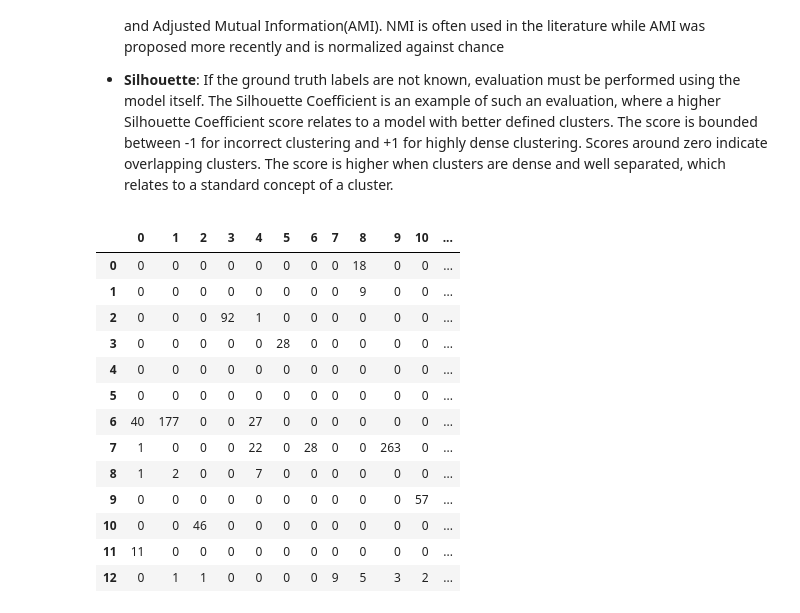
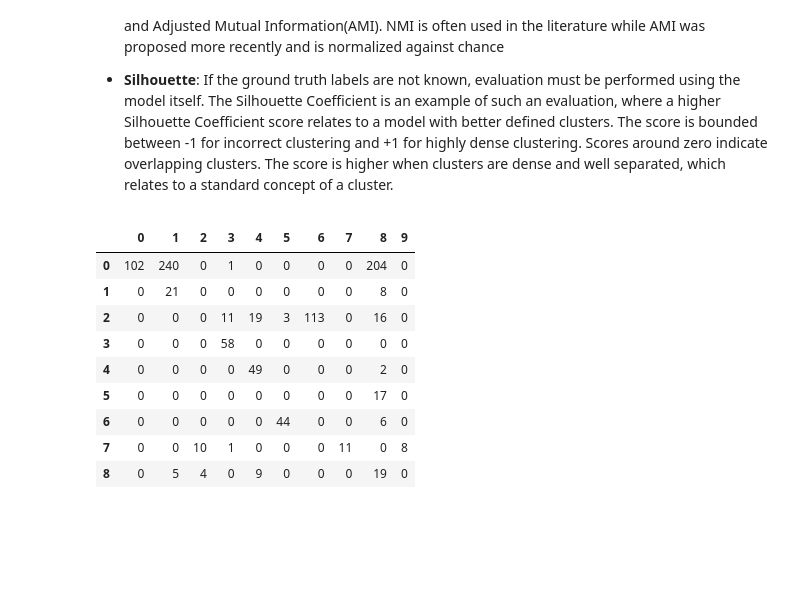
Before and after one commit to chrisPiemonte/url2vec, a Jupyter notebook: notebooks/embedding_document.ipynb, the cells around one changed output. Cells and saved outputs as stored; diff of their text form; code cells hidden in the pictures; blank space fills up the shorter version.

Commit message:
dataset growing

```diff
--- a/notebooks/embedding_document.ipynb
+++ b/notebooks/embedding_document.ipynb
@@ -111,9 +114,13 @@ sequences_nc = nocostraint_path + "sequenceIDs.txt"
 vocab_sequences_nc = get_sequences(sequences_nc)
 train_sequences_nc = get_sequences(sequences_nc)
 
-w2v_model_nc = Word2Vec(min_count=1, negative=5, size=100)
+w2v_model_nc = Word2Vec(min_count=1, negative=5, size=48)
 w2v_model_nc.build_vocab(vocab_sequences_nc)
 w2v_model_nc.train(train_sequences_nc)
+
+deadlinks = list(set(content_nc_map) - set(w2v_model_nc.vocab))
+for k in deadlinks:
+    del content_nc_map[k]
 
 w2v_vecs_nc = np.array([w2v_model_nc[key] for key in content_nc_map])
 
@@ -124,10 +131,15 @@ sequences_lc = listcostraint_path + "sequenceIDs.txt"
 vocab_sequences_lc = get_sequences(sequences_lc)
 train_sequences_lc = get_sequences(sequences_lc)
 
-w2v_model_lc = Word2Vec(min_count=1, negative=5, size=100)
+w2v_model_lc = Word2Vec(min_count=1, negative=5, size=48)
 w2v_model_lc.build_vocab(vocab_sequences_lc)
 w2v_model_lc.train(train_sequences_lc)
 
+deadlinks = list(set(url_lc_map) - set(w2v_model_lc.vocab))
+for k in deadlinks:
+    del url_lc_map[k]
+    del content_lc_map[k]
+
 w2v_vecs_lc = np.array([w2v_model_lc[key] for key in content_lc_map])
 # %% [markdown]
 ### Latent Semantic Analysis (LSA)
@@ -138,7 +150,7 @@ It is very similar to PCA, but operates on sample vectors directly, instead of o
 
 In particular, truncated SVD works on term count/tf-idf matrices as returned by the vectorizers. In that context, it is known as latent semantic analysis (LSA).
 # %%
-svd = TruncatedSVD(n_components=50, algorithm="arpack", random_state=1)
+svd = TruncatedSVD(n_components=100, algorithm="arpack", random_state=1)
 
 """No-Costraint"""
 pages_tfidf_vecs_nc = svd.fit_transform(tfidf_matrix_nc)
@@ -151,7 +163,7 @@ Appending tf-idf vector at the end of the relevant word2vec vector for each page
 # %%
 """No-Costraint"""
 combined_vecs_nc = [np.append(w2v_vecs_nc[i], pages_tfidf_vecs_nc[i])
-                    for i in range(len(pages_tfidf_vecs_nc))]
+                    for i in range(len(w2v_vecs_nc))]
 
 """List-Costraint"""
 combined_vecs_lc = [np.append(w2v_vecs_lc[i], pages_tfidf_vecs_lc[i])
@@ -172,7 +184,7 @@ twodim_lc = tsne.fit_transform(combined_vecs_lc)
 
 K-means initializes with a pre-determined number of clusters. Each observation is assigned to a cluster (cluster assignment) so as to minimize the within cluster sum of squares. Next, the mean of the clustered observations is calculated and used as the new cluster centroid. Then, observations are reassigned to clusters and centroids recalculated in an iterative process until the algorithm reaches convergence.
 # %%
-kmeans = KMeans(n_clusters=15)
+kmeans = KMeans(n_clusters=10)
 
 """No-Costraint"""
 kmeans.fit(combined_vecs_nc)
@@ -303,27 +315,23 @@ See the [scikit-learn documentaion](http://scikit-learn.org/stable/modules/clust
 
 - **Silhouette**: If the ground truth labels are not known, evaluation must be performed using the model itself. The Silhouette Coefficient is an example of such an evaluation, where a higher Silhouette Coefficient score relates to a model with better defined clusters. The score is bounded between -1 for incorrect clustering and +1 for highly dense clustering. Scores around zero indicate overlapping clusters. The score is higher when clusters are dense and well separated, which relates to a standard concept of a cluster.
 # %%
-gt = GroundTruth(os.getcwd() + "/../dataset/ground_truth/urlToMembership.txt")
+gt = GroundTruth(os.getcwd() + "/../dataset/" + site + "/ground_truth/urlToMembership.txt")
 
 ground_truth_nc = [int(gt.get_groundtruth(url_nc_map[key])) for key in content_nc_map]
 ground_truth_lc = [int(gt.get_groundtruth(url_lc_map[key])) for key in content_lc_map]
 
 pd.DataFrame(get_confusion_table(ground_truth_lc, [int(x) for x in kmeans_labels_lc]))
 # %% [output]
-|  | 0 | 1 | 2 | 3 | 4 | 5 | 6 | 7 | 8 | 9 | 10 | ... |
-| 0 | 0 | 0 | 0 | 0 | 0 | 0 | 0 | 0 | 18 | 0 | 0 | ... |
-| 1 | 0 | 0 | 0 | 0 | 0 | 0 | 0 | 0 | 9 | 0 | 0 | ... |
-| 2 | 0 | 0 | 0 | 92 | 1 | 0 | 0 | 0 | 0 | 0 | 0 | ... |
-| 3 | 0 | 0 | 0 | 0 | 0 | 28 | 0 | 0 | 0 | 0 | 0 | ... |
-| 4 | 0 | 0 | 0 | 0 | 0 | 0 | 0 | 0 | 0 | 0 | 0 | ... |
-| 5 | 0 | 0 | 0 | 0 | 0 | 0 | 0 | 0 | 0 | 0 | 0 | ... |
-| 6 | 40 | 177 | 0 | 0 | 27 | 0 | 0 | 0 | 0 | 0 | 0 | ... |
-| 7 | 1 | 0 | 0 | 0 | 22 | 0 | 28 | 0 | 0 | 263 | 0 | ... |
-| 8 | 1 | 2 | 0 | 0 | 7 | 0 | 0 | 0 | 0 | 0 | 0 | ... |
-| 9 | 0 | 0 | 0 | 0 | 0 | 0 | 0 | 0 | 0 | 0 | 57 | ... |
-| 10 | 0 | 0 | 46 | 0 | 0 | 0 | 0 | 0 | 0 | 0 | 0 | ... |
-| 11 | 11 | 0 | 0 | 0 | 0 | 0 | 0 | 0 | 0 | 0 | 0 | ... |
-| 12 | 0 | 1 | 1 | 0 | 0 | 0 | 0 | 9 | 5 | 3 | 2 | ... |
+|  | 0 | 1 | 2 | 3 | 4 | 5 | 6 | 7 | 8 | 9 |
+| 0 | 102 | 240 | 0 | 1 | 0 | 0 | 0 | 0 | 204 | 0 |
+| 1 | 0 | 21 | 0 | 0 | 0 | 0 | 0 | 0 | 8 | 0 |
+| 2 | 0 | 0 | 0 | 11 | 19 | 3 | 113 | 0 | 16 | 0 |
+| 3 | 0 | 0 | 0 | 58 | 0 | 0 | 0 | 0 | 0 | 0 |
+| 4 | 0 | 0 | 0 | 0 | 49 | 0 | 0 | 0 | 2 | 0 |
+| 5 | 0 | 0 | 0 | 0 | 0 | 0 | 0 | 0 | 17 | 0 |
+| 6 | 0 | 0 | 0 | 0 | 0 | 44 | 0 | 0 | 6 | 0 |
+| 7 | 0 | 0 | 10 | 1 | 0 | 0 | 0 | 11 | 0 | 8 |
+| 8 | 0 | 5 | 4 | 0 | 9 | 0 | 0 | 0 | 19 | 0 |
 # %%
 metrics_df = pd.DataFrame([
         [
```
Also changed, not shown: parts of 9 cells of this notebook, 50 other files.
